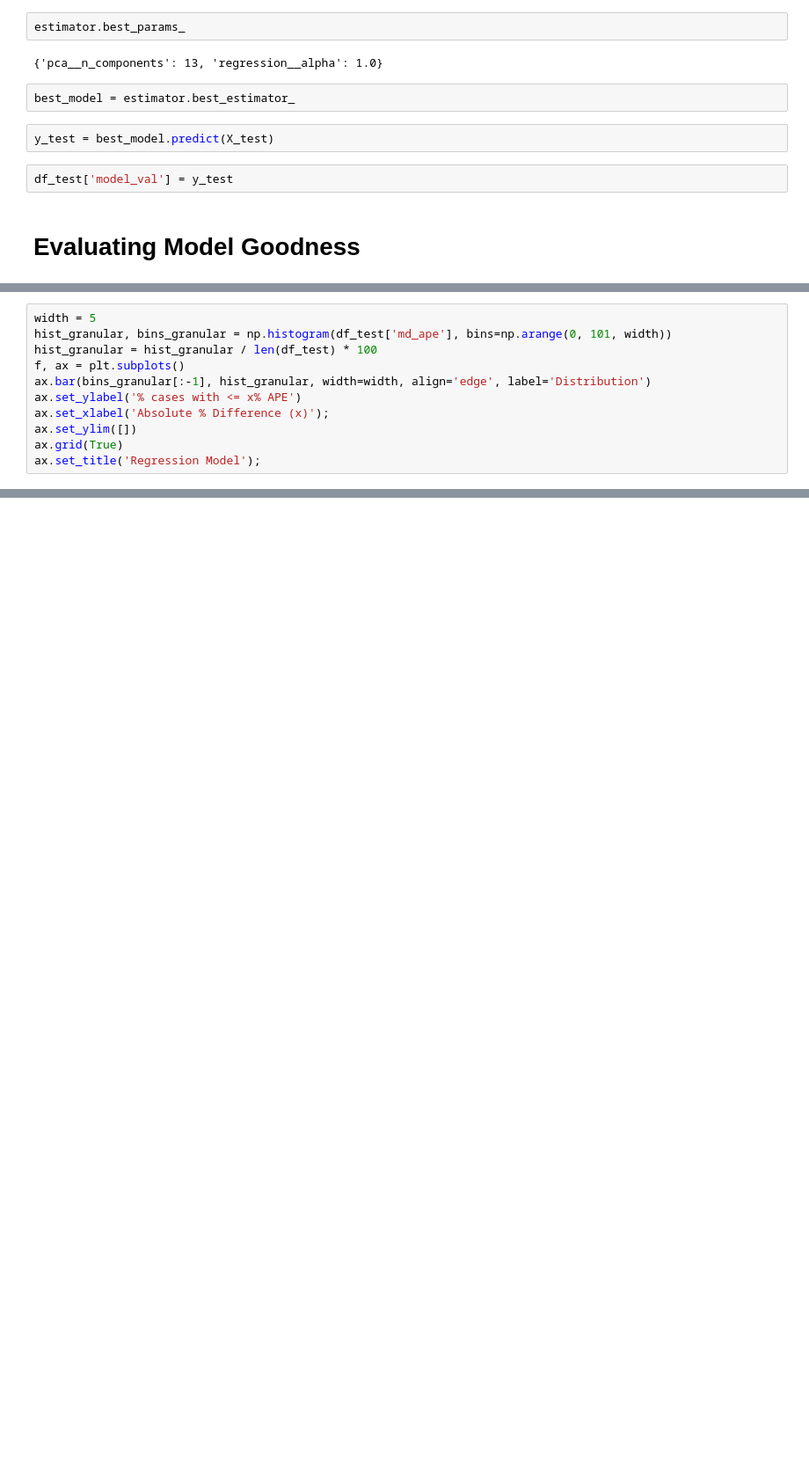
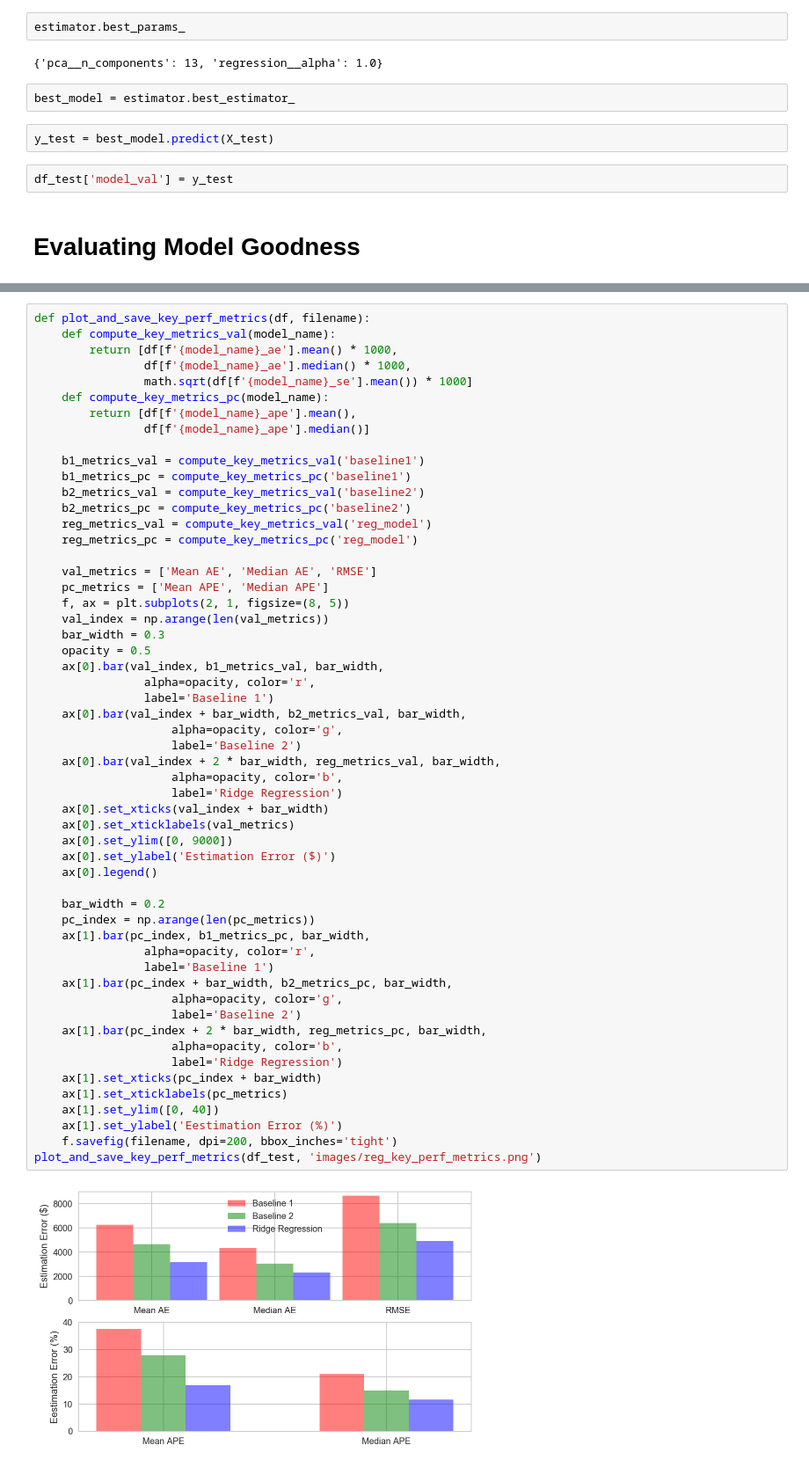
Before and after one commit to thampiman/msdn-digp-blog, a Jupyter notebook: measuring_model_goodness/Regression.ipynb, the cells around one changed output, grey strips where cells are left out. Shown at 88% size. Drawn from its saved outputs; the diff is of its cells as text; blank space fills up the shorter version.

Commit message:
Improved perf plots + code refactoring

```diff
--- a/measuring_model_goodness/Regression.ipynb
+++ b/measuring_model_goodness/Regression.ipynb
@@ -218,11 +194,0 @@ ax.set_title('Baseline 2');
-# %%
-width = 5
-hist_granular, bins_granular = np.histogram(df_test['md_ape'], bins=np.arange(0, 101, width))
-hist_granular = hist_granular / len(df_test) * 100
-f, ax = plt.subplots()
-ax.bar(bins_granular[:-1], hist_granular, width=width, align='edge', label='Distribution')
-ax.set_ylabel('% cases with <= x% APE')
-ax.set_xlabel('Absolute % Difference (x)');
-ax.set_ylim([])
-ax.grid(True)
-ax.set_title('Regression Model');
@@ -262,0 +195,57 @@ Regression Model Performance
+# %%
+def plot_and_save_key_perf_metrics(df, filename):
+    def compute_key_metrics_val(model_name):
+        return [df[f'{model_name}_ae'].mean() * 1000,
+                df[f'{model_name}_ae'].median() * 1000,
+                math.sqrt(df[f'{model_name}_se'].mean()) * 1000]
+    def compute_key_metrics_pc(model_name):
+        return [df[f'{model_name}_ape'].mean(),
+                df[f'{model_name}_ape'].median()]
+
+    b1_metrics_val = compute_key_metrics_val('baseline1')
+    b1_metrics_pc = compute_key_metrics_pc('baseline1')
+    b2_metrics_val = compute_key_metrics_val('baseline2')
+    b2_metrics_pc = compute_key_metrics_pc('baseline2')
+    reg_metrics_val = compute_key_metrics_val('reg_model')
+    reg_metrics_pc = compute_key_metrics_pc('reg_model')
+
+    val_metrics = ['Mean AE', 'Median AE', 'RMSE']
+    pc_metrics = ['Mean APE', 'Median APE']
+    f, ax = plt.subplots(2, 1, figsize=(8, 5))
+    val_index = np.arange(len(val_metrics))
+    bar_width = 0.3
+    opacity = 0.5
+    ax[0].bar(val_index, b1_metrics_val, bar_width,
+                alpha=opacity, color='r',
+                label='Baseline 1')
+    ax[0].bar(val_index + bar_width, b2_metrics_val, bar_width,
+                    alpha=opacity, color='g',
+                    label='Baseline 2')
+    ax[0].bar(val_index + 2 * bar_width, reg_metrics_val, bar_width,
+                    alpha=opacity, color='b',
+                    label='Ridge Regression')
+    ax[0].set_xticks(val_index + bar_width)
+    ax[0].set_xticklabels(val_metrics)
+    ax[0].set_ylim([0, 9000])
+    ax[0].set_ylabel('Estimation Error ($)')
+    ax[0].legend()
+
+    bar_width = 0.2
+    pc_index = np.arange(len(pc_metrics))
+    ax[1].bar(pc_index, b1_metrics_pc, bar_width,
+                alpha=opacity, color='r',
+                label='Baseline 1')
+    ax[1].bar(pc_index + bar_width, b2_metrics_pc, bar_width,
+                    alpha=opacity, color='g',
+                    label='Baseline 2')
+    ax[1].bar(pc_index + 2 * bar_width, reg_metrics_pc, bar_width,
+                    alpha=opacity, color='b',
+                    label='Ridge Regression')
+    ax[1].set_xticks(pc_index + bar_width)
+    ax[1].set_xticklabels(pc_metrics)
+    ax[1].set_ylim([0, 40])
+    ax[1].set_ylabel('Eestimation Error (%)')
+    f.savefig(filename, dpi=200, bbox_inches='tight')
+plot_and_save_key_perf_metrics(df_test, 'images/reg_key_perf_metrics.png')
+# %% [output]
+[figure, added]
```
Also changed, not shown: parts of 6 cells of this notebook.
